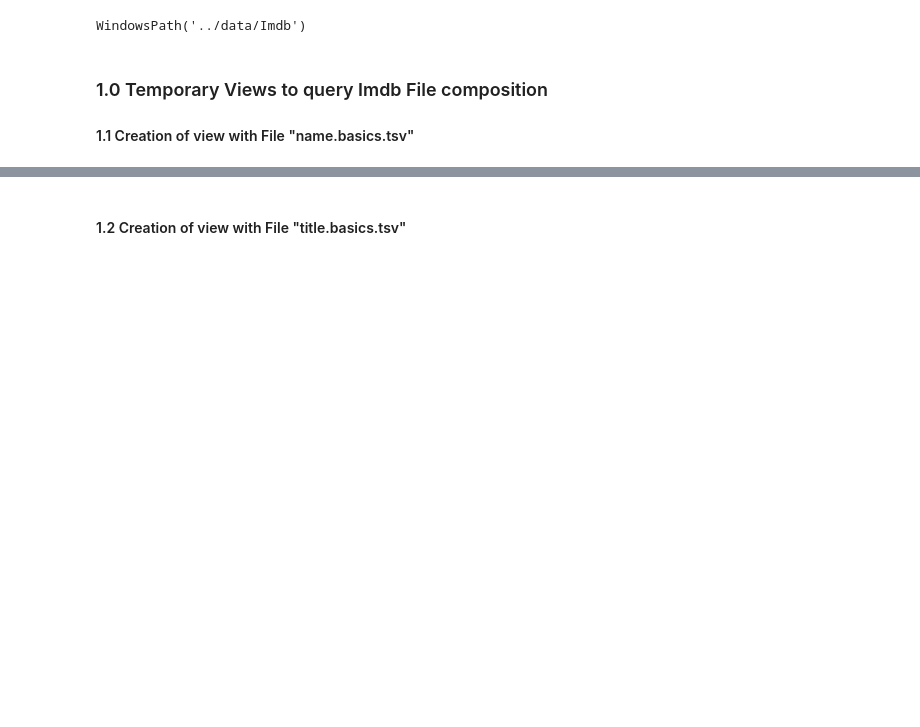
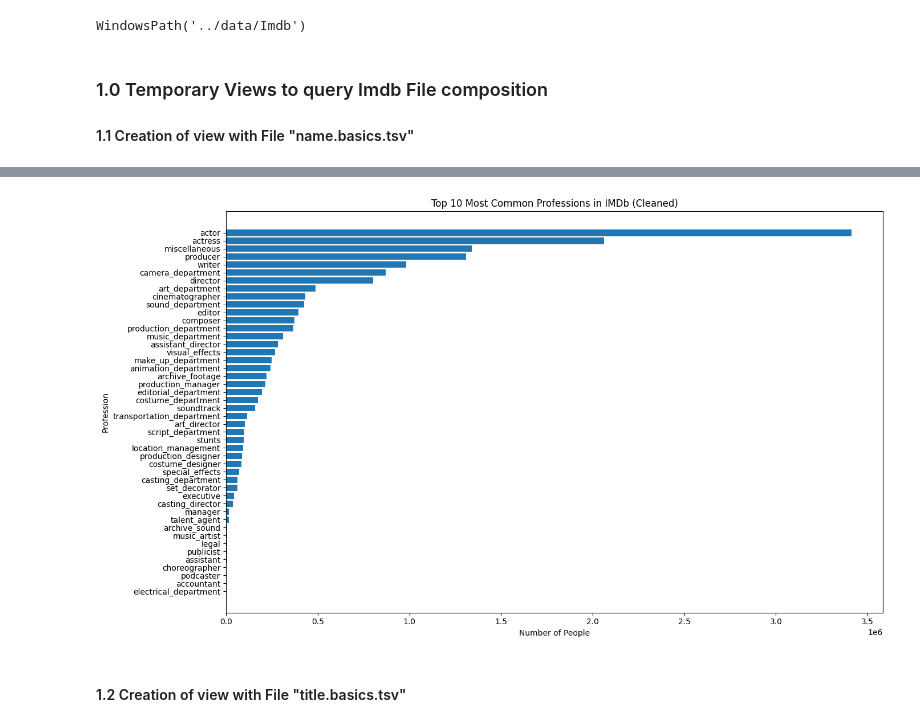
Before and after one commit to sergiopatinha/BigDataFoundations, a Jupyter notebook: notebooks/1.7 - Data Enrichment.ipynb, the cells around one changed output, grey strips where cells are left out. Cells and saved outputs as stored; diff of their text form; code cells hidden in the pictures; blank space fills up the shorter version.

```diff
--- a/notebooks/1.7 - Data Enrichment.ipynb
+++ b/notebooks/1.7 - Data Enrichment.ipynb
@@ -47,3 +107,18 @@ con.sql("SELECT * FROM imdb_name_basics LIMIT 3").df()
+# %%
+# Making a bar graph with query results
+
+professions_df = professions_df.iloc[1:]
+
+plt.figure(figsize=(14, 8))
+plt.barh(professions_df["profession"], professions_df["total"])
+plt.xlabel("Number of People")
+plt.ylabel("Profession")
+plt.title("Top 10 Most Common Professions in IMDb (Cleaned)")
+plt.gca().invert_yaxis()  # Maior valor no topo
+plt.tight_layout()
+plt.show()
+# %% [output]
+[figure, added]
 # %% [markdown]
 #### 1.2 Creation of view with File "title.basics.tsv"
 # %%
```
Also changed, not shown: parts of 38 cells of this notebook.
